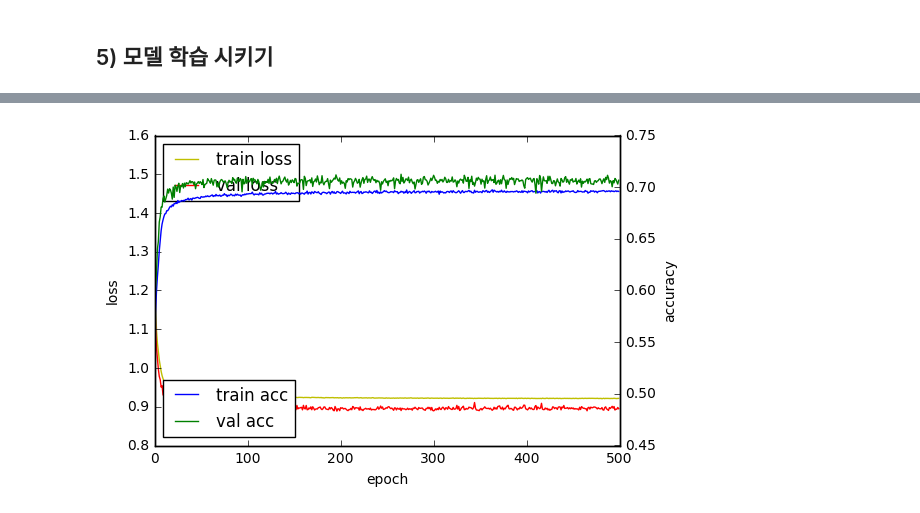
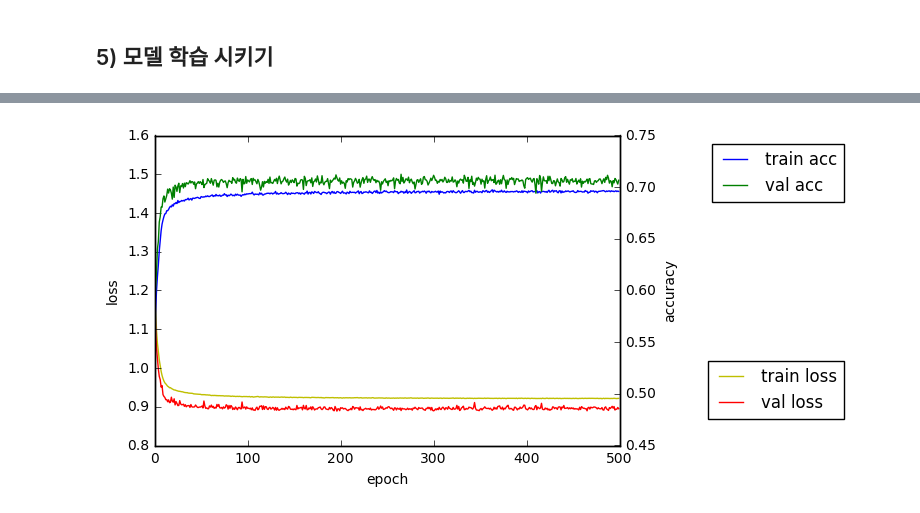
Before and after one commit to gaussian37/Machine-Learning-Implementation, a Jupyter notebook: Deep Learning/Library/Keras/(Basic) History 기능 사용.ipynb, the cells around one changed output, grey strips where cells are left out. Cells and saved outputs as stored; diff of their text form; code cells hidden in the pictures.

```diff
--- a/Deep Learning/Library/Keras/(Basic) History 기능 사용.ipynb
+++ b/Deep Learning/Library/Keras/(Basic) History 기능 사용.ipynb
@@ -108,24 +124,30 @@ Epoch 500/500
 # %%
 %matplotlib inline
 import matplotlib.pyplot as plt
 
 fig, loss_ax = plt.subplots()
 
 acc_ax = loss_ax.twinx()
 
+
+
 loss_ax.plot(hist.history['loss'], 'y', label = 'train loss')
 loss_ax.plot(hist.history['val_loss'], 'r', label='val loss')
+
+loss_ax.set_ylim = ([0, 2.0])
+#acc_ax.set_ylim = ([0, 1.0])
 
 acc_ax.plot(hist.history['acc'], 'b', label = 'train acc')
 acc_ax.plot(hist.history['val_acc'], 'g', label = 'val acc')
 
 loss_ax.set_xlabel('epoch')
 loss_ax.set_ylabel('loss')
+
 acc_ax.set_ylabel('accuracy')
 
-loss_ax.legend(loc = 'upper left')
-acc_ax.legend(loc = 'lower left')
+loss_ax.legend(bbox_to_anchor=(1.5, 0.3))
+acc_ax.legend(bbox_to_anchor=(1.5, 1))
 
 plt.show()
 # %% [output]
-[figure, old version]
+[figure, new version]
```
Also changed, not shown: parts of 3 cells of this notebook.
